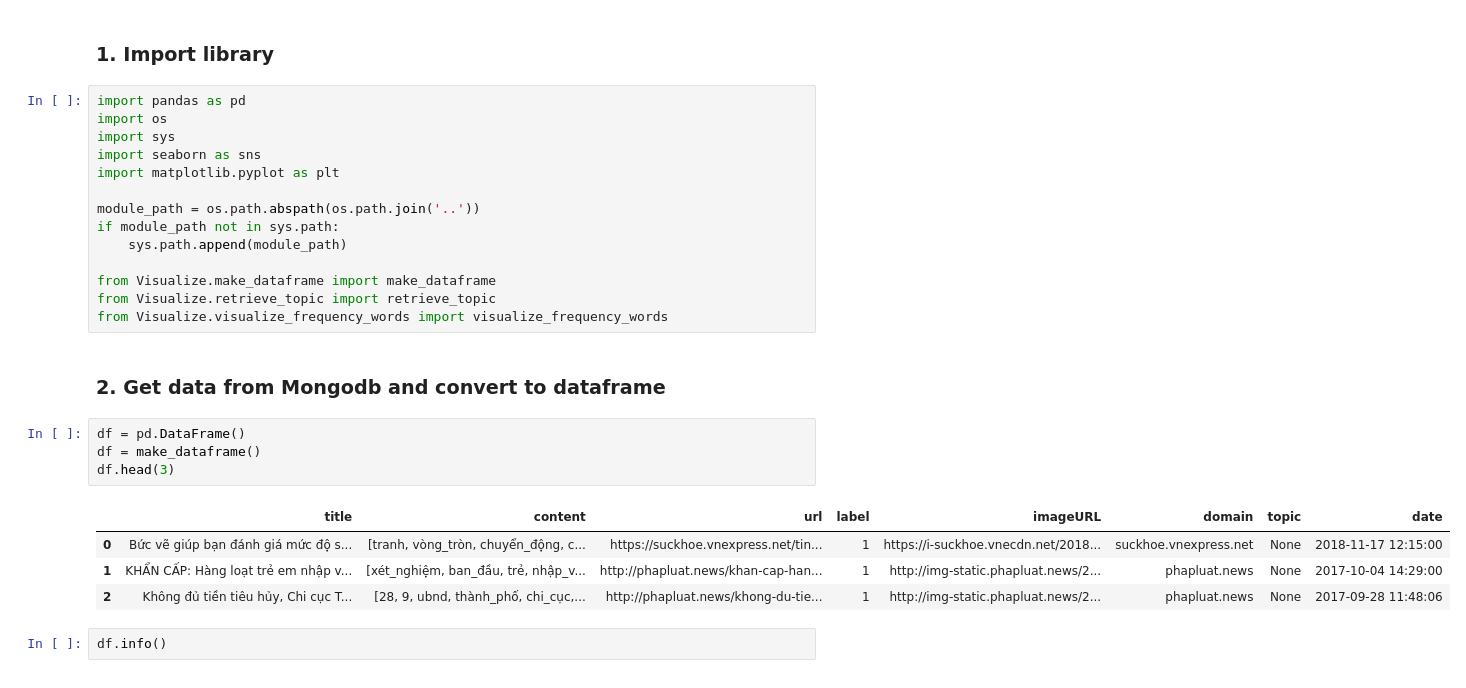
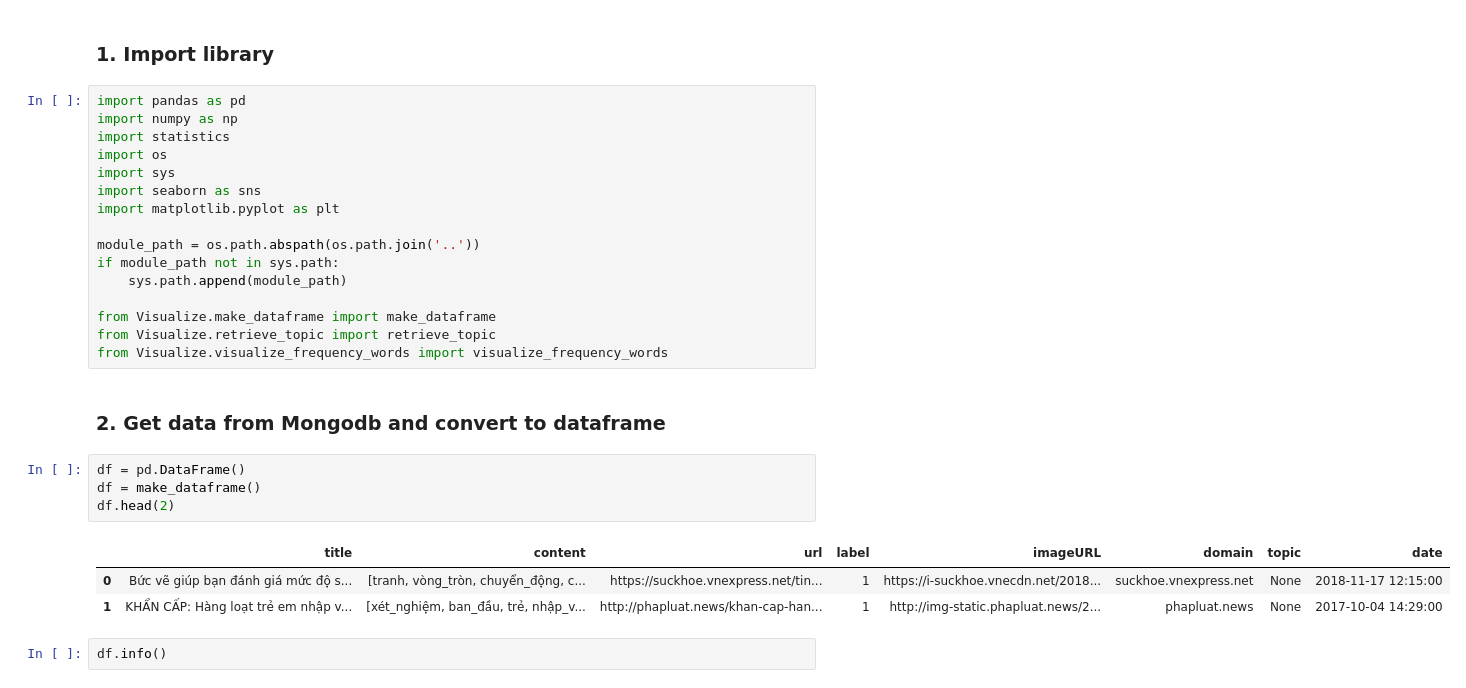
Before and after one commit to DreamyWanderer/Final_Lab, a Jupyter notebook: Source/Visualize/EDA.ipynb, the cells around one changed output. Cells and saved outputs as stored; diff of their text form.

```diff
--- a/Source/Visualize/EDA.ipynb
+++ b/Source/Visualize/EDA.ipynb
@@ -4,6 +5,8 @@
 ### 1. Import library
 # %%
 import pandas as pd
+import numpy as np
+import statistics
 import os
 import sys
 import seaborn as sns
@@ -21,12 +24,11 @@ from Visualize.visualize_frequency_words import visualize_frequency_words
 # %%
 df = pd.DataFrame()
 df = make_dataframe()
-df.head(3)
+df.head(2)
 # %% [output]
 |  | title | content | url | label | imageURL | domain | topic | date |
 | 0 | Bức vẽ giúp bạn đánh giá mức độ s... | [tranh, vòng_tròn, chuyển_động, c... | https://suckhoe.vnexpress.net/tin... | 1 | https://i-suckhoe.vnecdn.net/2018... | suckhoe.vnexpress.net | None | 2018-11-17 12:15:00 |
 | 1 | KHẨN CẤP: Hàng loạt trẻ em nhập v... | [xét_nghiệm, ban_đầu, trẻ, nhập_v... | http://phapluat.news/khan-cap-han... | 1 | http://img-static.phapluat.news/2... | phapluat.news | None | 2017-10-04 14:29:00 |
-| 2 | Không đủ tiền tiêu hủy, Chi cục T... | [28, 9, ubnd, thành_phố, chi_cục,... | http://phapluat.news/khong-du-tie... | 1 | http://img-static.phapluat.news/2... | phapluat.news | None | 2017-09-28 11:48:06 |
 # %%
 df.info()
 # %% [output]
```
Also changed, not shown: parts of 25 cells of this notebook.
